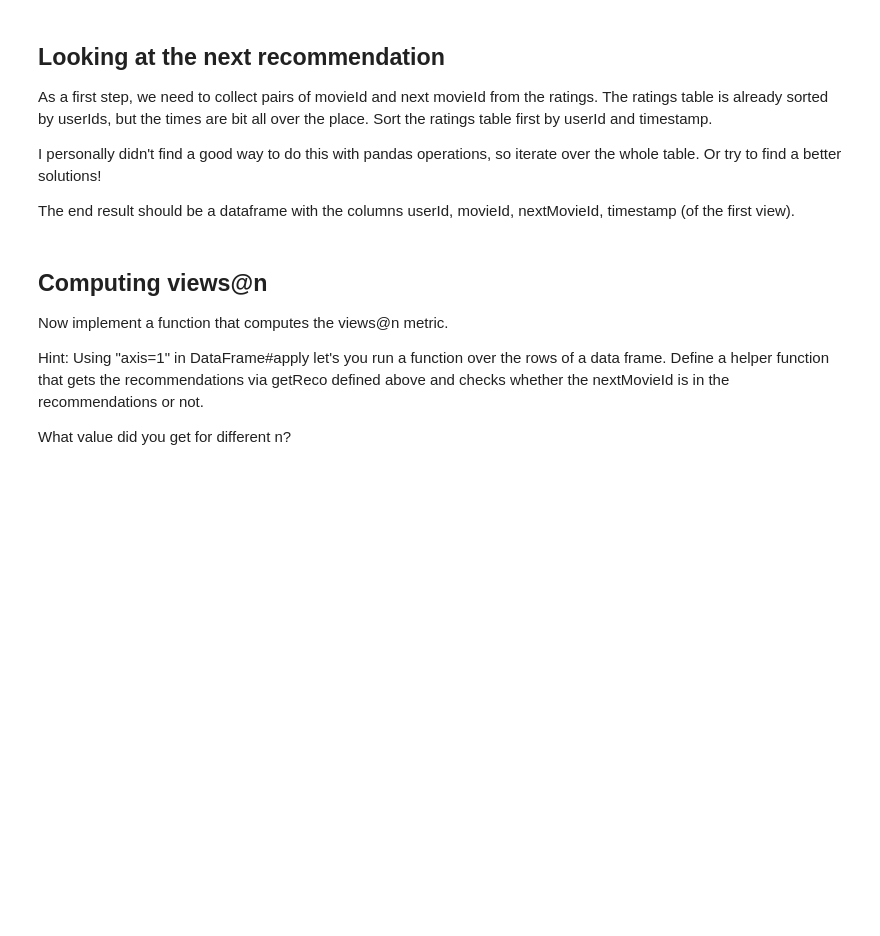
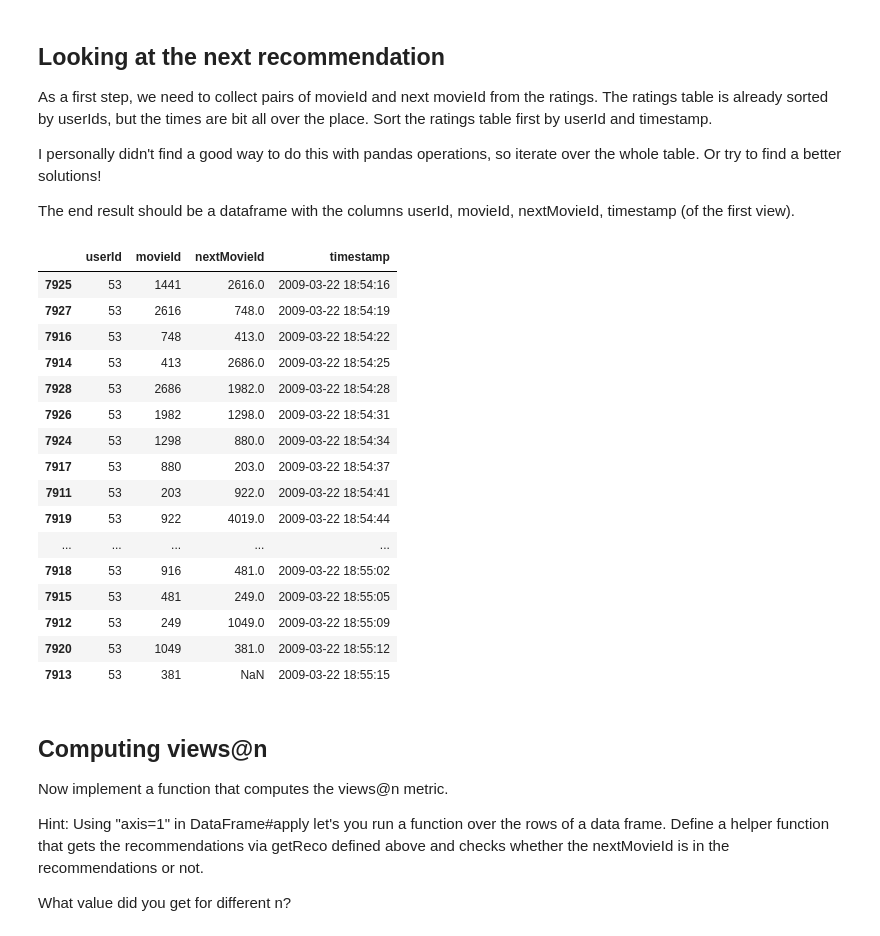
Before and after one commit to DOMEscho/saki-recommender-system, a Jupyter notebook: SAKI_reco_exercise.ipynb, the cells around one changed output. Drawn from its saved outputs; the diff is of its cells as text; code cells hidden in the pictures; blank space fills up the shorter version.

```diff
--- a/SAKI_reco_exercise.ipynb
+++ b/SAKI_reco_exercise.ipynb
@@ -370,9 +488,28 @@ The end result should be a dataframe with the columns userId, movieId, nextMovie
 # %%
 # create a new dataframe with nextMovieId, if that is given in the same session.
 
-ratings = ratings.sort_values(...) #TODO
+ratings = ratings.sort_values(by=['userId', 'timestamp'])
 
-nextviews = #TODO
+nextviews = ratings.assign(nextMovieId=ratings.groupby('userId').movieId.shift(-1))[['userId', 'movieId','nextMovieId', 'timestamp']]
+nextviews[nextviews['userId'] == 53]
+# %% [output]
+|  | userId | movieId | nextMovieId | timestamp |
+| 7925 | 53 | 1441 | 2616.0 | 2009-03-22 18:54:16 |
+| 7927 | 53 | 2616 | 748.0 | 2009-03-22 18:54:19 |
+| 7916 | 53 | 748 | 413.0 | 2009-03-22 18:54:22 |
+| 7914 | 53 | 413 | 2686.0 | 2009-03-22 18:54:25 |
+| 7928 | 53 | 2686 | 1982.0 | 2009-03-22 18:54:28 |
+| 7926 | 53 | 1982 | 1298.0 | 2009-03-22 18:54:31 |
+| 7924 | 53 | 1298 | 880.0 | 2009-03-22 18:54:34 |
+| 7917 | 53 | 880 | 203.0 | 2009-03-22 18:54:37 |
+| 7911 | 53 | 203 | 922.0 | 2009-03-22 18:54:41 |
+| 7919 | 53 | 922 | 4019.0 | 2009-03-22 18:54:44 |
+| ... | ... | ... | ... | ... |
+| 7918 | 53 | 916 | 481.0 | 2009-03-22 18:55:02 |
+| 7915 | 53 | 481 | 249.0 | 2009-03-22 18:55:05 |
+| 7912 | 53 | 249 | 1049.0 | 2009-03-22 18:55:09 |
+| 7920 | 53 | 1049 | 381.0 | 2009-03-22 18:55:12 |
+| 7913 | 53 | 381 | NaN | 2009-03-22 18:55:15 |
 # %% [markdown]
 ## Computing views@n
 
```
Also changed, not shown: parts of 15 cells of this notebook.
